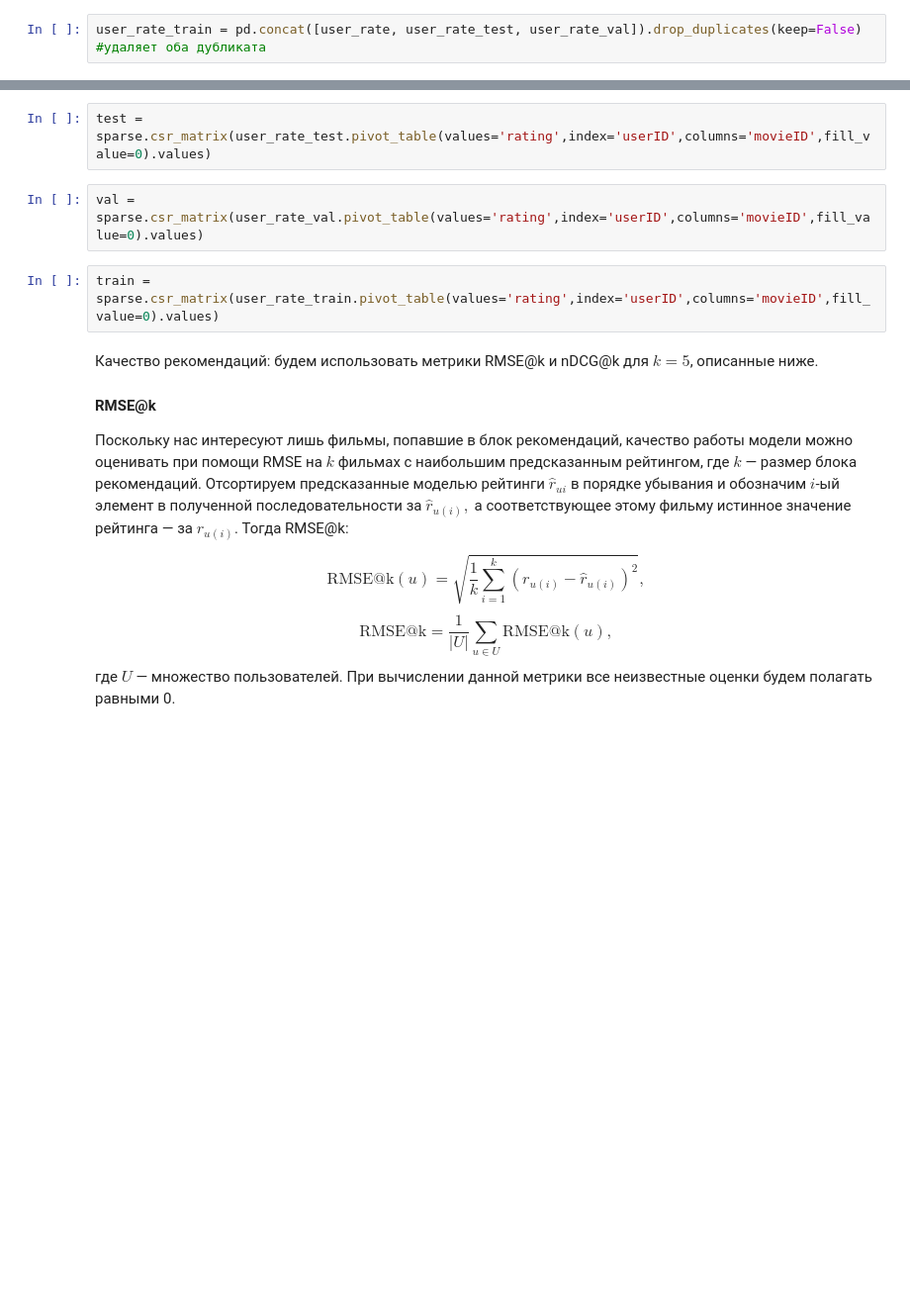
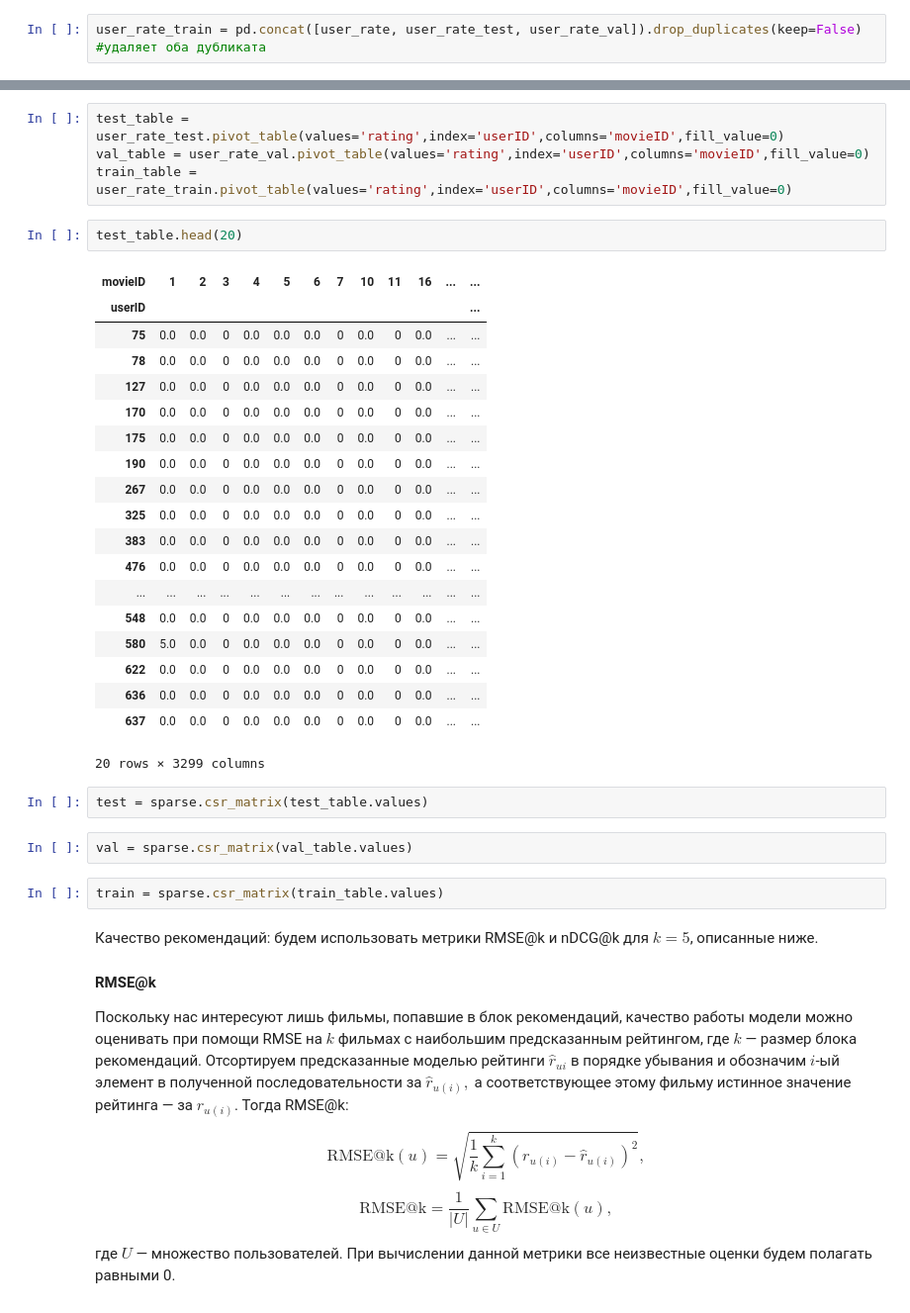
Before and after one commit to HubuserAlexanderKorneev/IDA, a Jupyter notebook: HW/HW_4.ipynb, the cells around one changed output, grey strips where cells are left out. Shown: that part at 99% size. Saved outputs shown, nothing was run; the diff lists cells and outputs as text; blank space fills up the shorter version.

```diff
--- a/HW/HW_4.ipynb
+++ b/HW/HW_4.ipynb
@@ -35,9 +57,35 @@ user_rate_train = pd.concat([user_rate, user_rate_test, user_rate_val]).drop_dup
 # %%
-test = sparse.csr_matrix(user_rate_test.pivot_table(values='rating',index='userID',columns='movieID',fill_value=0).values)
+test_table = user_rate_test.pivot_table(values='rating',index='userID',columns='movieID',fill_value=0)
+val_table = user_rate_val.pivot_table(values='rating',index='userID',columns='movieID',fill_value=0)
+train_table = user_rate_train.pivot_table(values='rating',index='userID',columns='movieID',fill_value=0)
-# %%
-val = sparse.csr_matrix(user_rate_val.pivot_table(values='rating',index='userID',columns='movieID',fill_value=0).values)
-# %%
-train = sparse.csr_matrix(user_rate_train.pivot_table(values='rating',index='userID',columns='movieID',fill_value=0).values)
+# %%
+test_table.head(20)
+# %% [output]
+| movieID | 1 | 2 | 3 | 4 | 5 | 6 | 7 | 10 | 11 | 16 | ... | ... |
+| userID |  |  |  |  |  |  |  |  |  |  |  | ... |
+| 75 | 0.0 | 0.0 | 0 | 0.0 | 0.0 | 0.0 | 0 | 0.0 | 0 | 0.0 | ... | ... |
+| 78 | 0.0 | 0.0 | 0 | 0.0 | 0.0 | 0.0 | 0 | 0.0 | 0 | 0.0 | ... | ... |
+| 127 | 0.0 | 0.0 | 0 | 0.0 | 0.0 | 0.0 | 0 | 0.0 | 0 | 0.0 | ... | ... |
+| 170 | 0.0 | 0.0 | 0 | 0.0 | 0.0 | 0.0 | 0 | 0.0 | 0 | 0.0 | ... | ... |
+| 175 | 0.0 | 0.0 | 0 | 0.0 | 0.0 | 0.0 | 0 | 0.0 | 0 | 0.0 | ... | ... |
+| 190 | 0.0 | 0.0 | 0 | 0.0 | 0.0 | 0.0 | 0 | 0.0 | 0 | 0.0 | ... | ... |
+| 267 | 0.0 | 0.0 | 0 | 0.0 | 0.0 | 0.0 | 0 | 0.0 | 0 | 0.0 | ... | ... |
+| 325 | 0.0 | 0.0 | 0 | 0.0 | 0.0 | 0.0 | 0 | 0.0 | 0 | 0.0 | ... | ... |
+| 383 | 0.0 | 0.0 | 0 | 0.0 | 0.0 | 0.0 | 0 | 0.0 | 0 | 0.0 | ... | ... |
+| 476 | 0.0 | 0.0 | 0 | 0.0 | 0.0 | 0.0 | 0 | 0.0 | 0 | 0.0 | ... | ... |
+| ... | ... | ... | ... | ... | ... | ... | ... | ... | ... | ... | ... | ... |
+| 548 | 0.0 | 0.0 | 0 | 0.0 | 0.0 | 0.0 | 0 | 0.0 | 0 | 0.0 | ... | ... |
+| 580 | 5.0 | 0.0 | 0 | 0.0 | 0.0 | 0.0 | 0 | 0.0 | 0 | 0.0 | ... | ... |
+| 622 | 0.0 | 0.0 | 0 | 0.0 | 0.0 | 0.0 | 0 | 0.0 | 0 | 0.0 | ... | ... |
+| 636 | 0.0 | 0.0 | 0 | 0.0 | 0.0 | 0.0 | 0 | 0.0 | 0 | 0.0 | ... | ... |
+| 637 | 0.0 | 0.0 | 0 | 0.0 | 0.0 | 0.0 | 0 | 0.0 | 0 | 0.0 | ... | ... |
+20 rows × 3299 columns
+# %%
+test = sparse.csr_matrix(test_table.values)
+# %%
+val = sparse.csr_matrix(val_table.values)
+# %%
+train = sparse.csr_matrix(train_table.values)
 # %% [markdown]
 Качество рекомендаций: будем использовать метрики RMSE@k и nDCG@k для $k=5$, описанные ниже.
 
```
Also changed, not shown: parts of 36 cells of this notebook.
